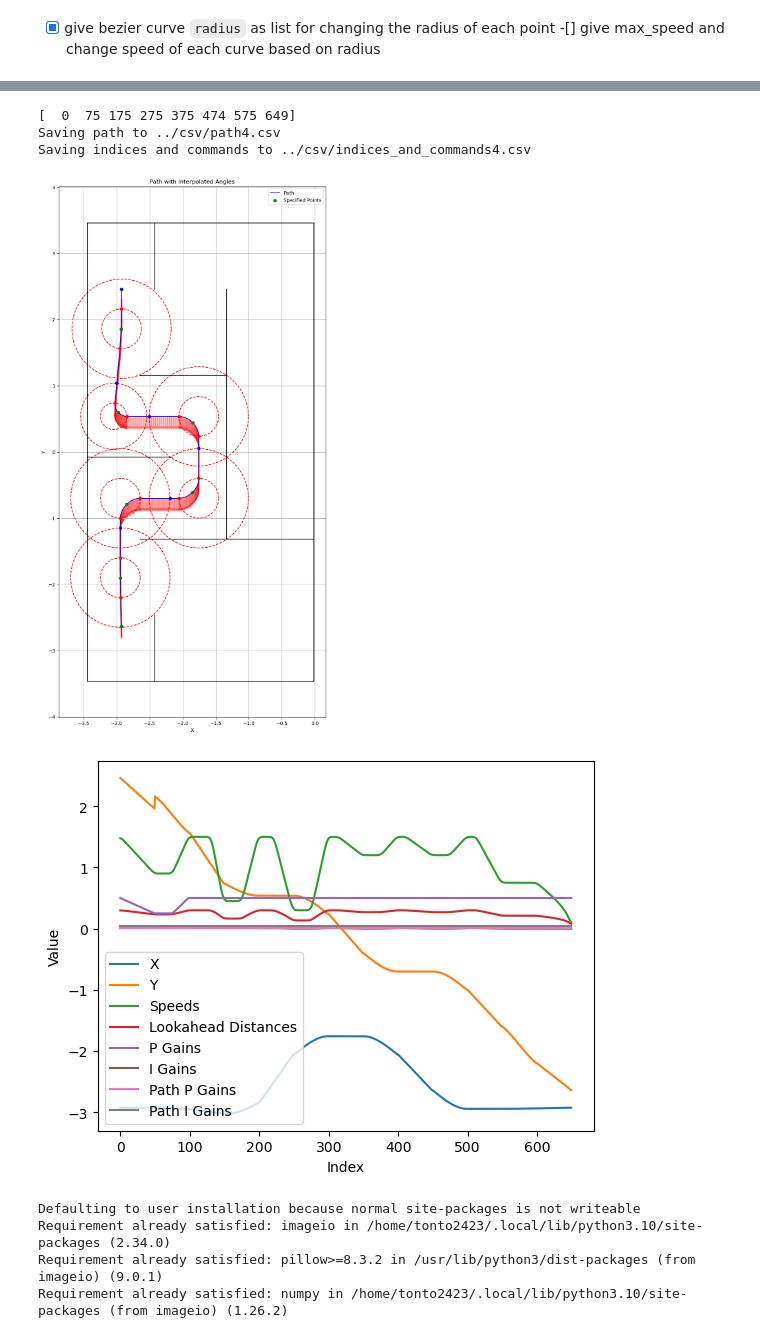
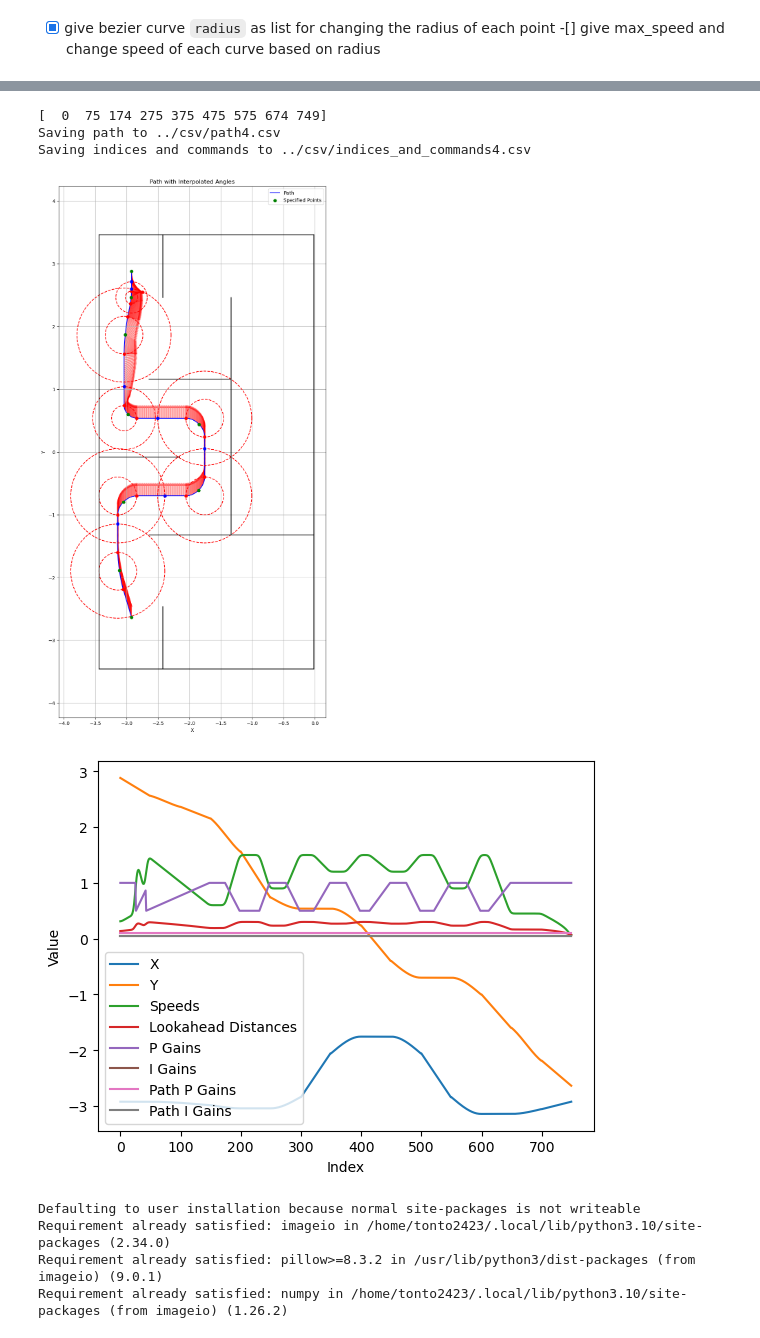
Before and after one commit to NeyagawaRobocons/chassis_haru_robo2024, a Jupyter notebook: pure_pursuit/pure_pursuit/pure_pursuit_test.ipynb, the cells around one changed output, grey strips where cells are left out. Cells and saved outputs as stored; diff of their text form; code cells hidden in the pictures.

Commit message:
path update

```diff
--- a/pure_pursuit/pure_pursuit/pure_pursuit_test.ipynb
+++ b/pure_pursuit/pure_pursuit/pure_pursuit_test.ipynb
@@ -471,7 +471,8 @@ def interpolate_path_gains(
         angles: NDArray[np.float64],
         max_angle: float,
     ):
-    path_p_gains = path_p_gain * (1.0 + (1.0 / path_p_magnification - 1.0) * angles[:] / max_angle)
+    # path_p_gains = path_p_gain * (1.0 + (1.0 / path_p_magnification - 1.0) * angles[:] / max_angle)
+    path_p_gains = path_p_gain * np.ones(len(angles))
     path_i_gains = path_i_gain * np.ones(len(angles))
 
     return path_p_gains, path_i_gains
@@ -746,48 +749,50 @@ angle_threshold = 0.1 # 角度のしきい値[rad]
 path_p_gain = 0.1
 path_i_gain = 0.05
 deg = np.radians(100)
-poses = np.zeros((8, 7))
-poses[:,0] = np.array([2.924, 1.562 + 1.481 - 0.100, 1.562 + 1.481 - 0.100, 1.562 + 1.481 - 1.286, 1.562 + 1.481 - 1.286, 1.562 + 1.481, 2.924, 2.924])[::-1]
-poses[:,1] = np.array([-2.637, -3.112 + 1.212, -3.112 + 2.412, -3.112 + 2.412, -3.112 + 3.650, -3.112 + 3.650, -3.112 + 5.574 - 0.6, -3.112 + 5.574])[::-1]
-poses[:,2] = np.array([np.pi, np.pi, np.pi, np.pi, np.pi, np.pi, np.pi, np.pi])[::-1]
-poses[:,3] = np.array([0.1, 0.3, 0.3, 0.3, 0.3, 0.2, 0.3, 0.1])[::-1] # radius
-poses[:,4] = np.array([0.5, 0.5, 0.8, 0.8, 0.2, 0.3, 0.6, 0.2])[::-1] # speed_rate
+poses = np.zeros((9, 7))
+poses[:,0] = np.array([2.924, 1.562 + 1.481 + 0.1, 1.562 + 1.481 + 0.1, 1.562 + 1.481 - 1.286, 1.562 + 1.481 - 1.286, 1.562 + 1.481, 1.562 + 1.481, 2.924, 2.924])[::-1]
+poses[:,1] = np.array([-2.637, -1.9, -0.7, -0.7, 0.538, 0.538, 1.862, 2.462, 2.882])[::-1]
+poses[:,2] = np.array([np.pi, np.pi/3, np.pi*2/3, 0.0, 0.0, 0.0, 0.0, 0.0, 0.0])
+poses[:,3] = np.array([0.1, 0.3, 0.3, 0.3, 0.3, 0.2, 0.3, 0.1, 0.1])[::-1] # radius
+poses[:,4] = np.array([ 0.2, 0.3, 0.4, 0.6, 0.8, 0.8, 0.6, 0.3, 0.2]) # speed_rate
 poses[:,0] = -poses[:,0]
 poses[:,2] = -poses[:,2]
-poses[:,5] = np.array([1.0, 1.0, 1.0, 1.0, 1.0, 1.0, 0.5, 0.5])[::-1] # p_gain_rates
-poses[:,6] = np.array([0.0, 0.0, 0.0, 0.0, 0.0, 1.0, 1.0, 1.0])[::-1] # i_gain_rates
+poses[:,5] = np.array([2.0, 2.0, 2.0, 2.0, 2.0, 2.0, 2.0, 2.0, 2.0]) # p_gain_rates
+# poses[:,6] = np.array([0.3, 0.3, 0.3, 0.3, 0.3, 0.3, 0.3, 0.5, 1.0]) # i_gain_rates
+poses[:,6] = np.array([1.0, 1.0, 1.0, 1.0, 1.0, 1.0, 1.0, 1.0, 1.0]) # i_gain_rates
 
 commands = np.array([ # daiza_state, hina_state, bonbori_state, set_pose_flag
     [0, 0, False, False],
     [0, 0, False, False],
     [0, 0, False, False],
     [0, 0, False, False],
     [0, 0, False, False],
     [0, 0, False, False],
+    [0, 0, False, False],
     [0, 0, False, True],
-    [0, 0, False, True],
-])[::-1]
+    [0, 14, False, True],
+])
 
 generate_and_save_path(
         poses,
         commands,
         max_lookahead_distance,
         max_speed=max_speed,
         max_p_gain=0.5,
-        max_i_gain=0.01,
+        max_i_gain=0.05,
         angle_threshold=angle_threshold,
         path_p_gain=path_p_gain,
         path_p_magnification=10.0,
         path_i_gain=path_i_gain,
         resolution=50,
         path_number=4
     )
 # %% [output]
-[  0  75 175 275 375 474 575 649]
+[  0  75 174 275 375 475 575 674 749]
 Saving path to ../csv/path4.csv
 Saving indices and commands to ../csv/indices_and_commands4.csv
-[figure, old version]
+[figure, new version]
-[figure, old version]
+[figure, new version]
 # %%
 def first_order_vel(previous_vel, input_vel, K, dt, tau):
     new_vel = (tau * previous_vel + K * dt * input_vel) / (tau + dt)
```
Also changed, not shown: parts of 3 cells of this notebook, 8 other files.
